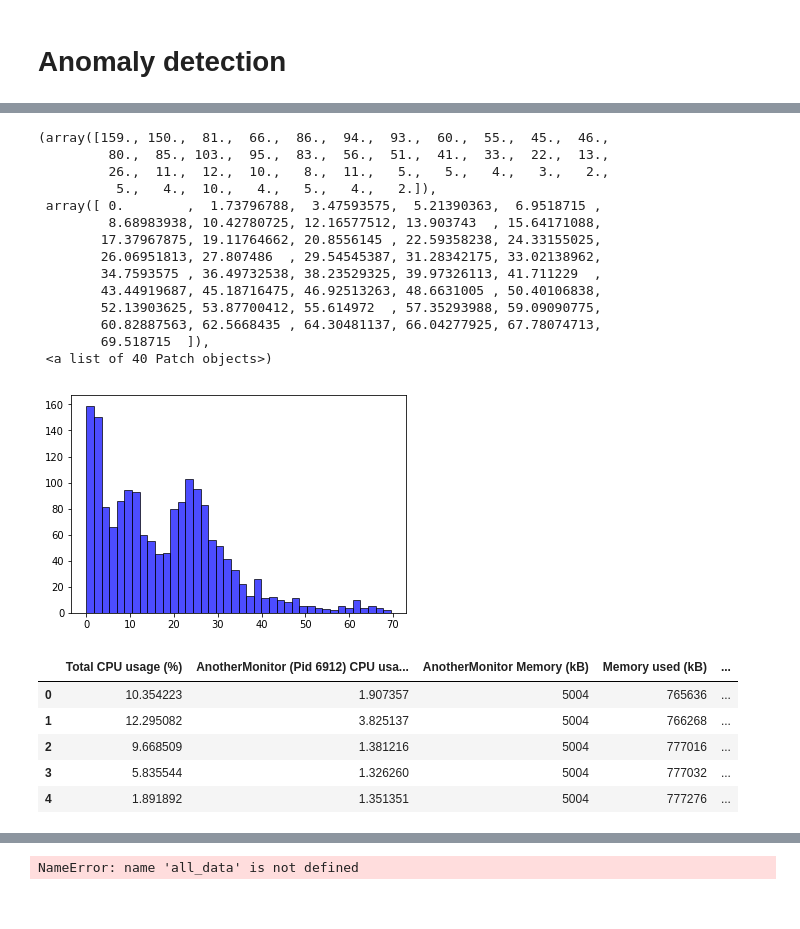
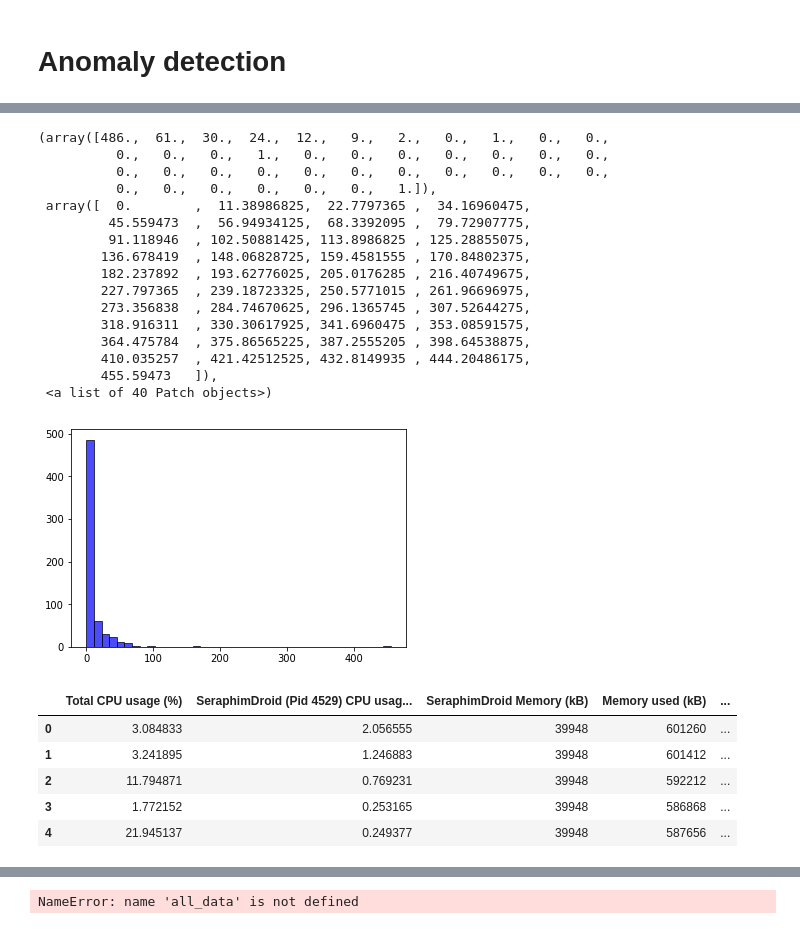
Before and after one commit to xihajun/OWASP-Seraphimdroid, a Jupyter notebook: documentation/data_exploration.ipynb, the cells around one changed output, grey strips where cells are left out. Saved outputs shown, nothing was run; the diff lists cells and outputs as text; code cells hidden in the pictures.

Commit message:
model for collected data

```diff
--- a/documentation/data_exploration.ipynb
+++ b/documentation/data_exploration.ipynb
@@ -9 +43,3 @@ raw_data = pd.read_csv("../data/collected/SeraphimDroidRecord-2019-07-06-19-03-1
+# %%
+raw_data = pd.read_csv("../data/collected/1.csv",header = 5)
 # %%
@@ -18,30 +66,32 @@ raw_data.head()
 # %%
 plt.figure()
-plt.hist(raw_data['Total CPU usage (%)'], bins=40, normed=0, facecolor="blue", edgecolor="black", alpha=0.7)
+plt.hist(raw_data['0.0'], bins=40, normed=0, facecolor="blue", edgecolor="black", alpha=0.7)
 # %% [output]
-(array([159., 150.,  81.,  66.,  86.,  94.,  93.,  60.,  55.,  45.,  46.,
-         80.,  85., 103.,  95.,  83.,  56.,  51.,  41.,  33.,  22.,  13.,
-         26.,  11.,  12.,  10.,   8.,  11.,   5.,   5.,   4.,   3.,   2.,
-          5.,   4.,  10.,   4.,   5.,   4.,   2.]),
- array([ 0.        ,  1.73796788,  3.47593575,  5.21390363,  6.9518715 ,
-         8.68983938, 10.42780725, 12.16577512, 13.903743  , 15.64171088,
-        17.37967875, 19.11764662, 20.8556145 , 22.59358238, 24.33155025,
-        26.06951813, 27.807486  , 29.54545387, 31.28342175, 33.02138962,
-        34.7593575 , 36.49732538, 38.23529325, 39.97326113, 41.711229  ,
-        43.44919687, 45.18716475, 46.92513263, 48.6631005 , 50.40106838,
-        52.13903625, 53.87700412, 55.614972  , 57.35293988, 59.09090775,
-        60.82887563, 62.5668435 , 64.30481137, 66.04277925, 67.78074713,
-        69.518715  ]),
+(array([486.,  61.,  30.,  24.,  12.,   9.,   2.,   0.,   1.,   0.,   0.,
+          0.,   0.,   0.,   1.,   0.,   0.,   0.,   0.,   0.,   0.,   0.,
+          0.,   0.,   0.,   0.,   0.,   0.,   0.,   0.,   0.,   0.,   0.,
+          0.,   0.,   0.,   0.,   0.,   0.,   1.]),
+ array([  0.        ,  11.38986825,  22.7797365 ,  34.16960475,
+         45.559473  ,  56.94934125,  68.3392095 ,  79.72907775,
+         91.118946  , 102.50881425, 113.8986825 , 125.28855075,
+        136.678419  , 148.06828725, 159.4581555 , 170.84802375,
+        182.237892  , 193.62776025, 205.0176285 , 216.40749675,
+        227.797365  , 239.18723325, 250.5771015 , 261.96696975,
+        273.356838  , 284.74670625, 296.1365745 , 307.52644275,
+        318.916311  , 330.30617925, 341.6960475 , 353.08591575,
+        364.475784  , 375.86565225, 387.2555205 , 398.64538875,
+        410.035257  , 421.42512525, 432.8149935 , 444.20486175,
+        455.59473   ]),
  <a list of 40 Patch objects>)
-[figure, old version]
+[figure, new version]
 # %%
 raw_data = raw_data.drop(['Unnamed: 3','Threshold (kB)'],axis=1)
 raw_data.head()
 # %% [output]
-|  | Total CPU usage (%) | AnotherMonitor (Pid 6912) CPU usa... | AnotherMonitor Memory (kB) | Memory used (kB) | ... |
-| 0 | 10.354223 | 1.907357 | 5004 | 765636 | ... |
-| 1 | 12.295082 | 3.825137 | 5004 | 766268 | ... |
-| 2 | 9.668509 | 1.381216 | 5004 | 777016 | ... |
-| 3 | 5.835544 | 1.326260 | 5004 | 777032 | ... |
-| 4 | 1.891892 | 1.351351 | 5004 | 777276 | ... |
+|  | Total CPU usage (%) | SeraphimDroid (Pid 4529) CPU usag... | SeraphimDroid Memory (kB) | Memory used (kB) | ... |
+| 0 | 3.084833 | 2.056555 | 39948 | 601260 | ... |
+| 1 | 3.241895 | 1.246883 | 39948 | 601412 | ... |
+| 2 | 11.794871 | 0.769231 | 39948 | 592212 | ... |
+| 3 | 1.772152 | 0.253165 | 39948 | 586868 | ... |
+| 4 | 21.945137 | 0.249377 | 39948 | 587656 | ... |
 # %%
```
Also changed, not shown: parts of 222 cells of this notebook.
